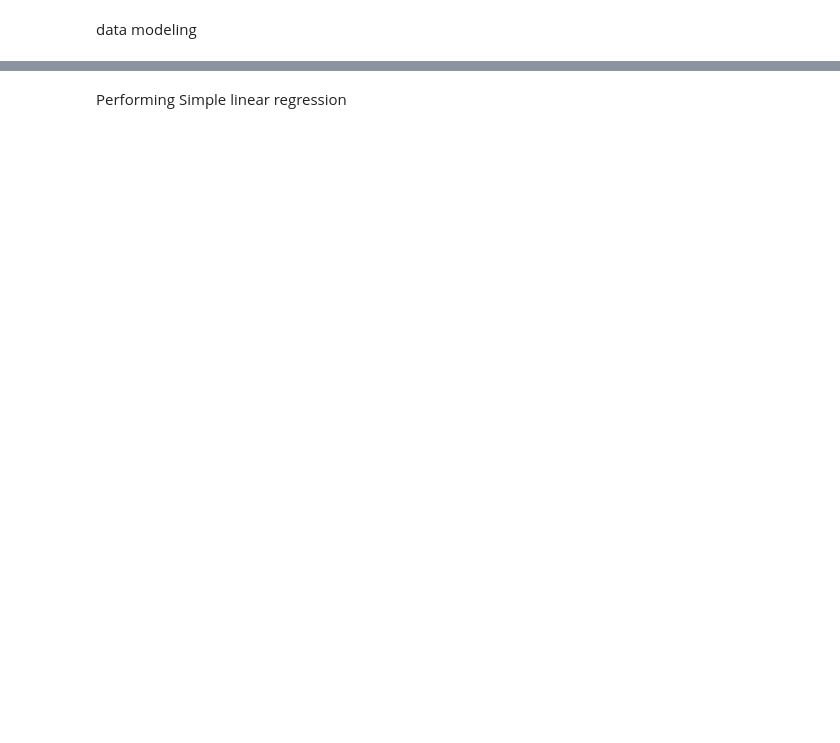
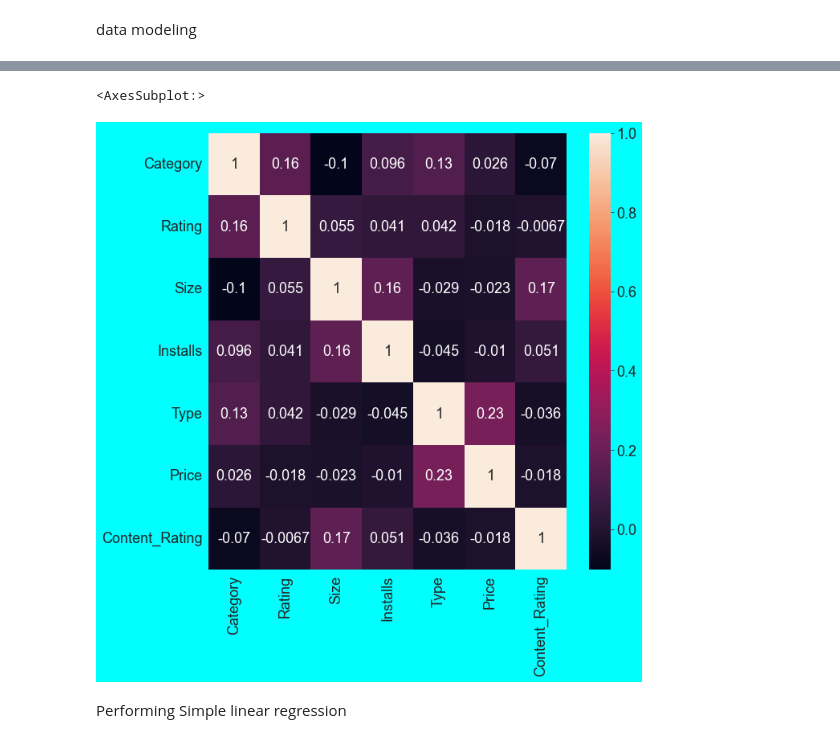
Before and after one commit to emojiworld777/google-playstore, a Jupyter notebook: google-playstore.ipynb, the cells around one changed output, grey strips where cells are left out. Cells and saved outputs as stored; diff of their text form; code cells hidden in the pictures; blank space fills up the shorter version.

```diff
--- a/google-playstore.ipynb
+++ b/google-playstore.ipynb
@@ -775,3 +759,16 @@ sns.heatmap(df.corr(),annot = True)
+# %%
+# Compute the correlation matrix for the dataframe using the corr() method
+corr = df.corr()
+
+# Create a figure with a size of 10x10
+plt.figure(figsize=(10,10))
+
+# Create a heatmap of the correlation matrix using Seaborn's heatmap() function
+# The 'data' parameter specifies the correlation matrix to use, and the 'annot' parameter adds the correlation coefficient values to the heatmap
+sns.heatmap(df.corr(), annot=True)
+# %% [output]
+<AxesSubplot:>
+[figure, added]
 # %% [markdown]
 Performing Simple linear regression
 # %%
```
Also changed, not shown: parts of 87 cells of this notebook.
